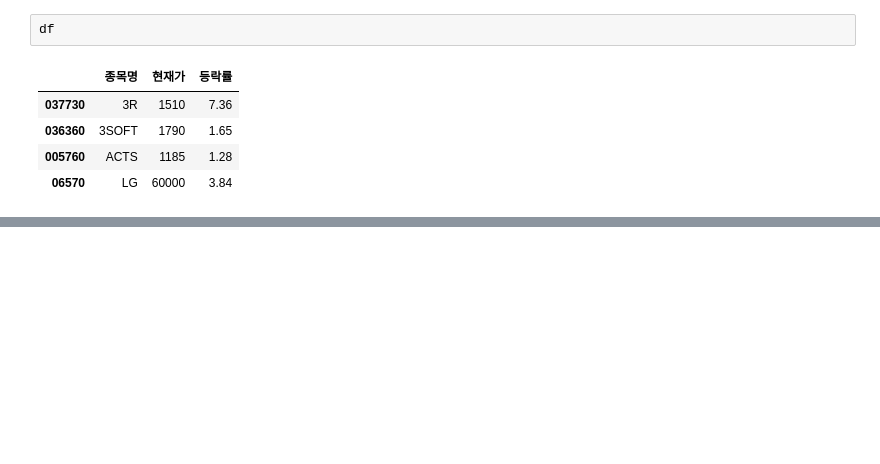
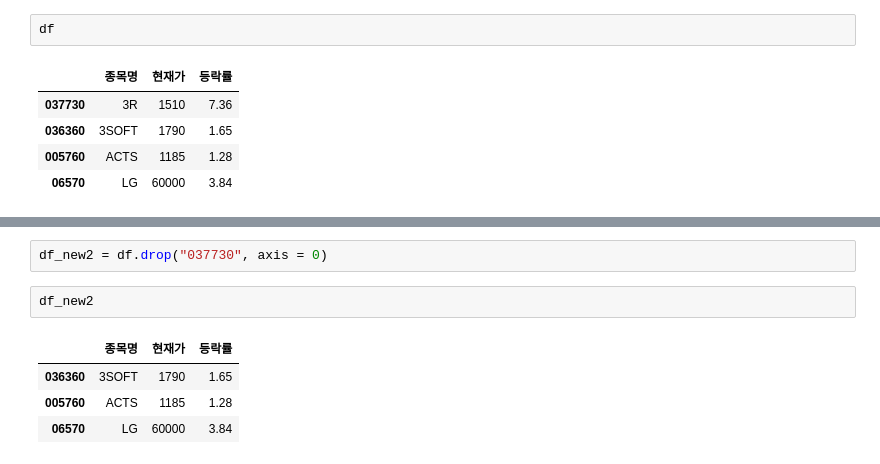
Before and after one commit to lolsaless/Python, a Jupyter notebook: 0. 학습_책/2. 금융 데이터 분석을 위한 판다스/04. DataFrame Part1.ipynb, the cells around one changed output, grey strips where cells are left out. Drawn from its saved outputs; the diff is of its cells as text; blank space fills up the shorter version.

```diff
--- a/0. 학습_책/2. 금융 데이터 분석을 위한 판다스/04. DataFrame Part1.ipynb
+++ b/0. 학습_책/2. 금융 데이터 분석을 위한 판다스/04. DataFrame Part1.ipynb
@@ -334,0 +345,9 @@ df
+# %%
+df_new2 = df.drop("037730", axis = 0)
+# %%
+df_new2
+# %% [output]
+|  | 종목명 | 현재가 | 등락률 |
+| 036360 | 3SOFT | 1790 | 1.65 |
+| 005760 | ACTS | 1185 | 1.28 |
+| 06570 | LG | 60000 | 3.84 |
```
Also changed, not shown: parts of 15 cells of this notebook.
